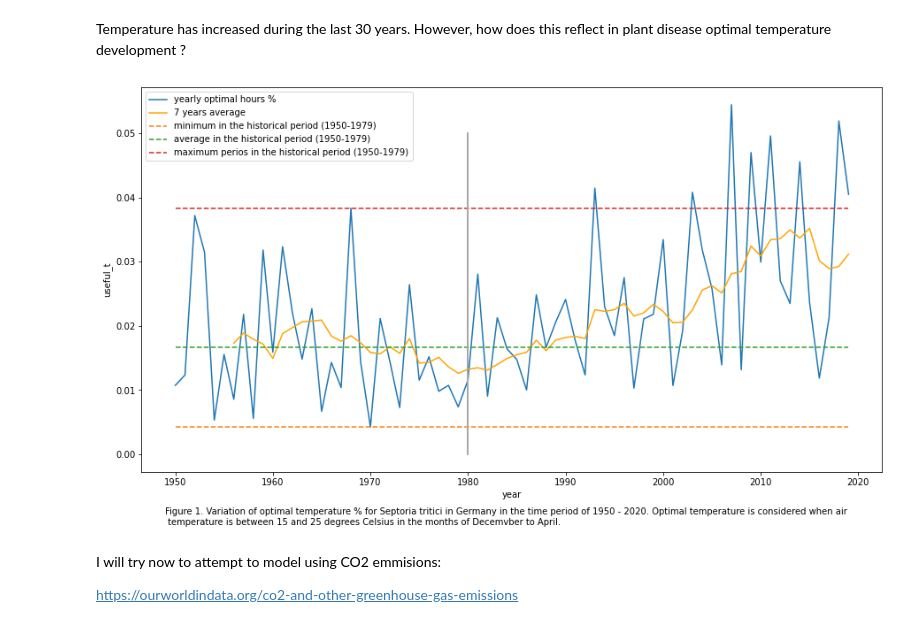
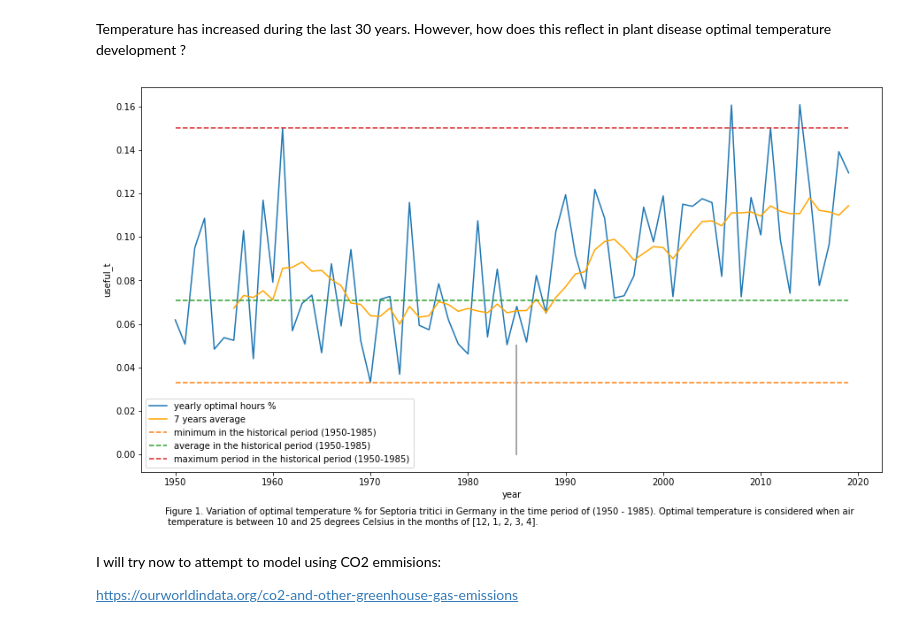
Before and after one commit to serbanradulescu/master_thesis, a Jupyter notebook: project.ipynb, the cells around one changed output. Cells and saved outputs as stored; diff of their text form; code cells hidden in the pictures.

```diff
--- a/project.ipynb
+++ b/project.ipynb
@@ -126,15 +121,0 @@ new_df['7yrs_average'] = new_df.useful_t.rolling(7).mean()
-# %%
-plt.figure(figsize = (15,8))
-sns.lineplot(x = 'year', y = 'useful_t',data = new_df, label="yearly optimal hours %")
-sns.lineplot(x = 'year', y = '7yrs_average',data = new_df, label="7 years average", color = "orange")
-sns.lineplot(x = new_df.index, y = min50_79,linestyle="dashed", label="minimum in the historical period (1950-1979)")
-sns.lineplot(x = new_df.index, y = avg50_79,linestyle="dashed", label="average in the historical period (1950-1979)")
-sns.lineplot(x = new_df.index, y = max50_79, linestyle="dashed", label="maximum perios in the historical period (1950-1979)")
-
-plt.plot([1980,1980], [-0.00,0.05], lw=2, color = "0.65", label = "historical period (left)")
-#plt.figtext(1980, 0.06, "Historical period " )
-
-plt.figtext(0.15, 0.021, "Figure 1. Variation of optimal temperature % for Septoria tritici in Germany in the time period of 1950 - 2020. Optimal temperature is considered when air \n temperature is between 15 and 25 degrees Celsius in the months of Decemvber to April. " )
-plt.show()
-# %% [output]
-[figure, removed]
@@ -170,3 +122,7 @@ fig.show()
+# %%
+plot_optimal_temperature(df_airtemp, temp_min=10,temp_max=25,hist_start=1950,hist_end=1985,months=[12,1,2,3,4], moving_average=7)
+# %% [output]
+[figure, added]
 # %% [markdown]
 I will try now to attempt to model using CO2 emmisions:
 
```
Also changed, not shown: parts of 6 cells of this notebook, 1 other file.
